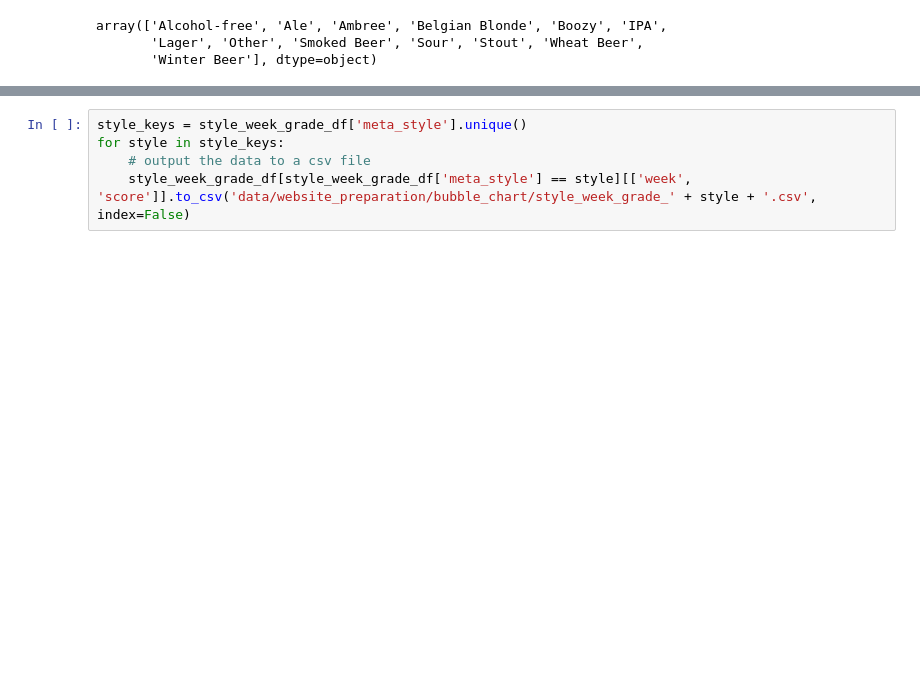
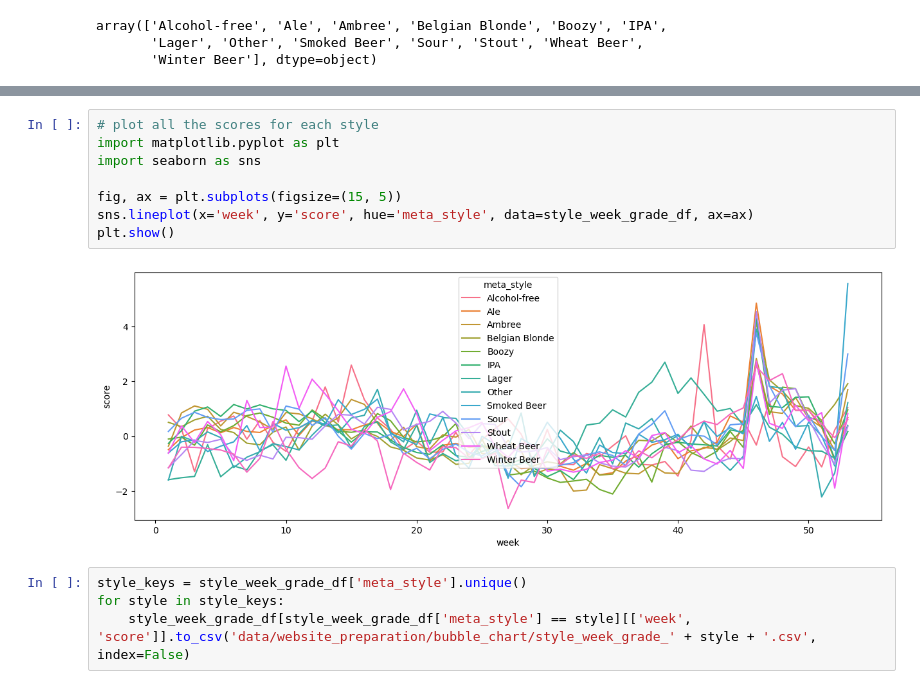
Before and after one commit to com-480-data-visualization/project-2023-viz-ionaries, a Jupyter notebook: docs/preprocessing/radial_chart_data.ipynb, the cells around one changed output, grey strips where cells are left out. Cells and saved outputs as stored; diff of their text form; blank space fills up the shorter version.

```diff
--- a/docs/preprocessing/radial_chart_data.ipynb
+++ b/docs/preprocessing/radial_chart_data.ipynb
@@ -196,5 +218,14 @@ array(['Alcohol-free', 'Ale', 'Ambree', 'Belgian Blonde', 'Boozy', 'IPA',
+# %%
+# plot all the scores for each style
+import matplotlib.pyplot as plt
+import seaborn as sns
+
+fig, ax = plt.subplots(figsize=(15, 5))
+sns.lineplot(x='week', y='score', hue='meta_style', data=style_week_grade_df, ax=ax)
+plt.show()
+# %% [output]
+[figure, added]
 # %%
 style_keys = style_week_grade_df['meta_style'].unique()
 for style in style_keys:
-    # output the data to a csv file
     style_week_grade_df[style_week_grade_df['meta_style'] == style][['week', 'score']].to_csv('data/website_preparation/bubble_chart/style_week_grade_' + style + '.csv', index=False)
```
Also changed, not shown: parts of 11 cells of this notebook.
